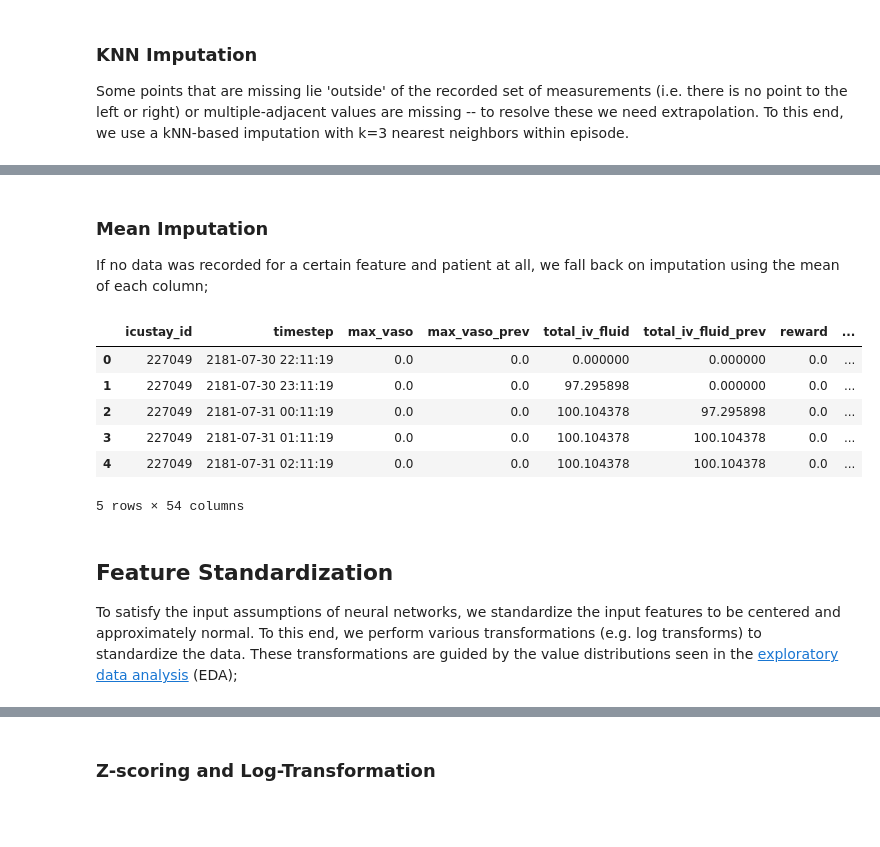
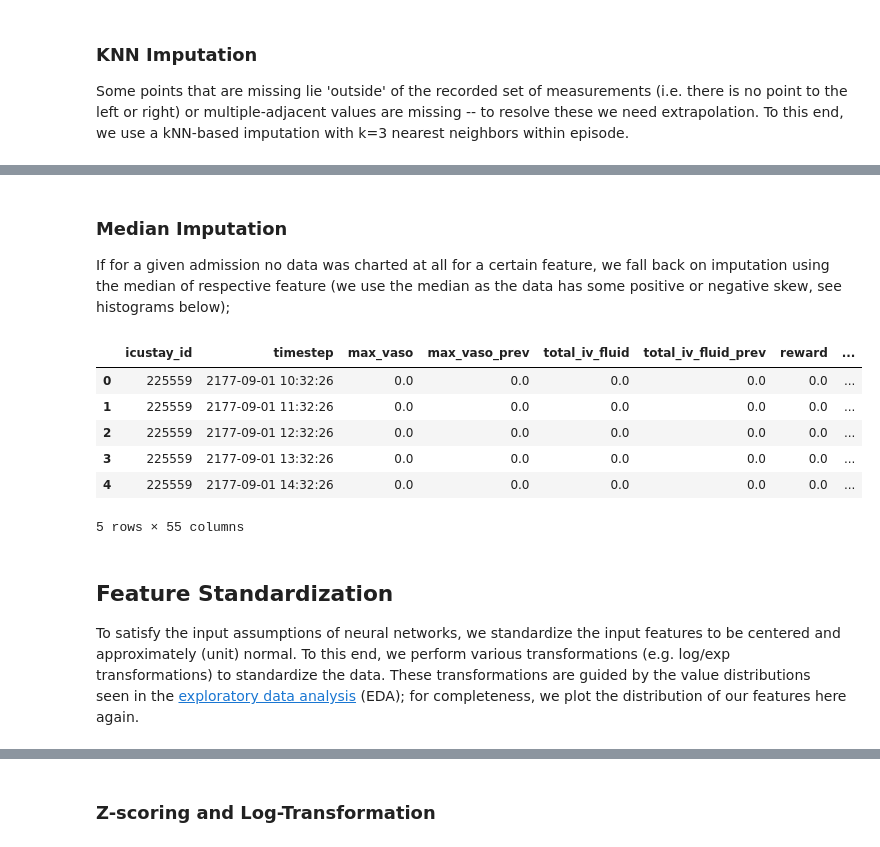
Before and after one commit to thomas097/Haemodynamic-Optimization-Reinforcement-Learning, a Jupyter notebook: preprocessing/DataPreprocessing_Aggregated.ipynb, the cells around one changed output, grey strips where cells are left out. Drawn from its saved outputs; the diff is of its cells as text; code cells hidden in the pictures; blank space fills up the shorter version.

```diff
--- a/preprocessing/DataPreprocessing_Aggregated.ipynb
+++ b/preprocessing/DataPreprocessing_Aggregated.ipynb
@@ -1244,9 +1273,10 @@ icustay_id = plot_random(data_train_df, key='ion_ca')
 # %%
 # Columns corresponding to lab measurements
-FFILL_COLS = ['natrium', 'chloride', 'kalium', 'trombo', 'leu', 'anion_gap', 'aptt', 'art_ph',
-              'asat', 'alat', 'bicarbonaat', 'art_be', 'ion_ca', 'lactate', 'paco2', 'pao2',
-              'fio2', 'sirs_bands', 'shock_index', 'hb', 'bilirubin', 'creatinine', 'inr',
-              'ureum', 'albumin', 'magnesium', 'calcium', 'pf_ratio', 'glucose', 'fio2']
+FFILL_COLS = ['natrium', 'chloride', 'kalium', 'trombo', 'leu', 'anion_gap', 'aptt', 'art_ph', 'asat',
+              'alat', 'bicarbonaat', 'art_be', 'ion_ca', 'lactate', 'paco2', 'pao2', 'fio2', 'sirs_bands',
+              'shock_index', 'hb', 'bilirubin', 'creatinine', 'inr', 'ureum', 'albumin', 'magnesium',
+              'calcium', 'pf_ratio', 'glucose', 'fio2', 'temp', 'heart_rate', 'mean_bp', 'dias_bp', 'sys_bp',
+              'resp_rate', 'spo2', 'total_urine_output', 'running_total_urine_output', 'total_urine_output']
 
 assert all([c in data_train_df.columns for c in FFILL_COLS])
 # %%
@@ -1264,2 +1289,0 @@ As sometimes only single points are missing between otherwise adjacent measureme
-# %%
-icustay_id = plot_random(data_train_df, key='temp')
@@ -1272,5 +1289,0 @@ INTERP_COLS = ['heart_rate', 'temp', 'mean_bp', 'dias_bp', 'sys_bp', 'resp_rate'
-# %%
-for dataset in [data_train_df, data_valid_df, data_test_df]:
-    icustay = dataset.groupby('icustay_id', sort=False)
-    for col in tqdm(INTERP_COLS, position=0, leave=True):
-        dataset[col] = icustay[col].apply(lambda group: group.interpolate(method='linear', limit_area='inside', limit=1)) # Max 2 steps apart and no extrapolation!
@@ -1295,6 +1303,6 @@ Columns with all NaNs: ['height', 'asat', 'alat', 'sirs_bands', 'bilirubin', 'al
 # %%
 # We define the field to be KNN imputed as the combined set of lab results and vitals
-IMPUTING_FIELDS = INTERP_COLS + FFILL_COLS + ['running_total_iv_fluid_prev']
+IMPUTING_FIELDS = FFILL_COLS + ['running_total_iv_fluid_prev']
 # %%
 def impute_with_knn(dataset, imputing_fields):
     X_result = []
@@ -1334,19 +1342,19 @@ data_valid_df.head()
 # %% [markdown]
-### Mean Imputation
+### Median Imputation
 
-If no data was recorded for a certain feature and patient at all, we fall back on imputation using the mean of each column;
+If for a given admission no data was charted at all for a certain feature, we fall back on imputation using the median of respective feature (we use the median as the data has some positive or negative skew, see histograms below);
 # %%
-data_train_df = data_train_df.fillna(data_train_df.mean(numeric_only=True))
-data_valid_df = data_valid_df.fillna(data_valid_df.mean(numeric_only=True))
-data_test_df = data_test_df.fillna(data_test_df.mean(numeric_only=True))
+data_train_df = data_train_df.fillna(data_train_df.median(numeric_only=True))
+data_valid_df = data_valid_df.fillna(data_valid_df.median(numeric_only=True))
+data_test_df = data_test_df.fillna(data_test_df.median(numeric_only=True))
 
 data_valid_df.head()
 # %% [output]
 |  | icustay_id | timestep | max_vaso | max_vaso_prev | total_iv_fluid | total_iv_fluid_prev | reward | ... |
-| 0 | 227049 | 2181-07-30 22:11:19 | 0.0 | 0.0 | 0.000000 | 0.000000 | 0.0 | ... |
-| 1 | 227049 | 2181-07-30 23:11:19 | 0.0 | 0.0 | 97.295898 | 0.000000 | 0.0 | ... |
-| 2 | 227049 | 2181-07-31 00:11:19 | 0.0 | 0.0 | 100.104378 | 97.295898 | 0.0 | ... |
-| 3 | 227049 | 2181-07-31 01:11:19 | 0.0 | 0.0 | 100.104378 | 100.104378 | 0.0 | ... |
-| 4 | 227049 | 2181-07-31 02:11:19 | 0.0 | 0.0 | 100.104378 | 100.104378 | 0.0 | ... |
+| 0 | 225559 | 2177-09-01 10:32:26 | 0.0 | 0.0 | 0.0 | 0.0 | 0.0 | ... |
+| 1 | 225559 | 2177-09-01 11:32:26 | 0.0 | 0.0 | 0.0 | 0.0 | 0.0 | ... |
+| 2 | 225559 | 2177-09-01 12:32:26 | 0.0 | 0.0 | 0.0 | 0.0 | 0.0 | ... |
+| 3 | 225559 | 2177-09-01 13:32:26 | 0.0 | 0.0 | 0.0 | 0.0 | 0.0 | ... |
+| 4 | 225559 | 2177-09-01 14:32:26 | 0.0 | 0.0 | 0.0 | 0.0 | 0.0 | ... |
-5 rows × 54 columns
+5 rows × 55 columns
 # %%
@@ -1353,4 +1362,4 @@ data_valid_df.head()
 assert np.all(data_train_df.notna())
 # %% [markdown]
 ## Feature Standardization
-To satisfy the input assumptions of neural networks, we standardize the input features to be centered and approximately normal. To this end, we perform various transformations (e.g. log transforms) to standardize the data. These transformations are guided by the value distributions seen in the [exploratory data analysis](https://github.com/thomas097/Haemodynamic-Optimization-Reinforcement-Learning/tree/main/exploratory_analysis) (EDA);
+To satisfy the input assumptions of neural networks, we standardize the input features to be centered and approximately (unit) normal. To this end, we perform various transformations (e.g. log/exp transformations) to standardize the data. These transformations are guided by the value distributions seen in the [exploratory data analysis](https://github.com/thomas097/Haemodynamic-Optimization-Reinforcement-Learning/tree/main/exploratory_analysis) (EDA); for completeness, we plot the distribution of our features here again.
```
Also changed, not shown: parts of 35 cells of this notebook.
